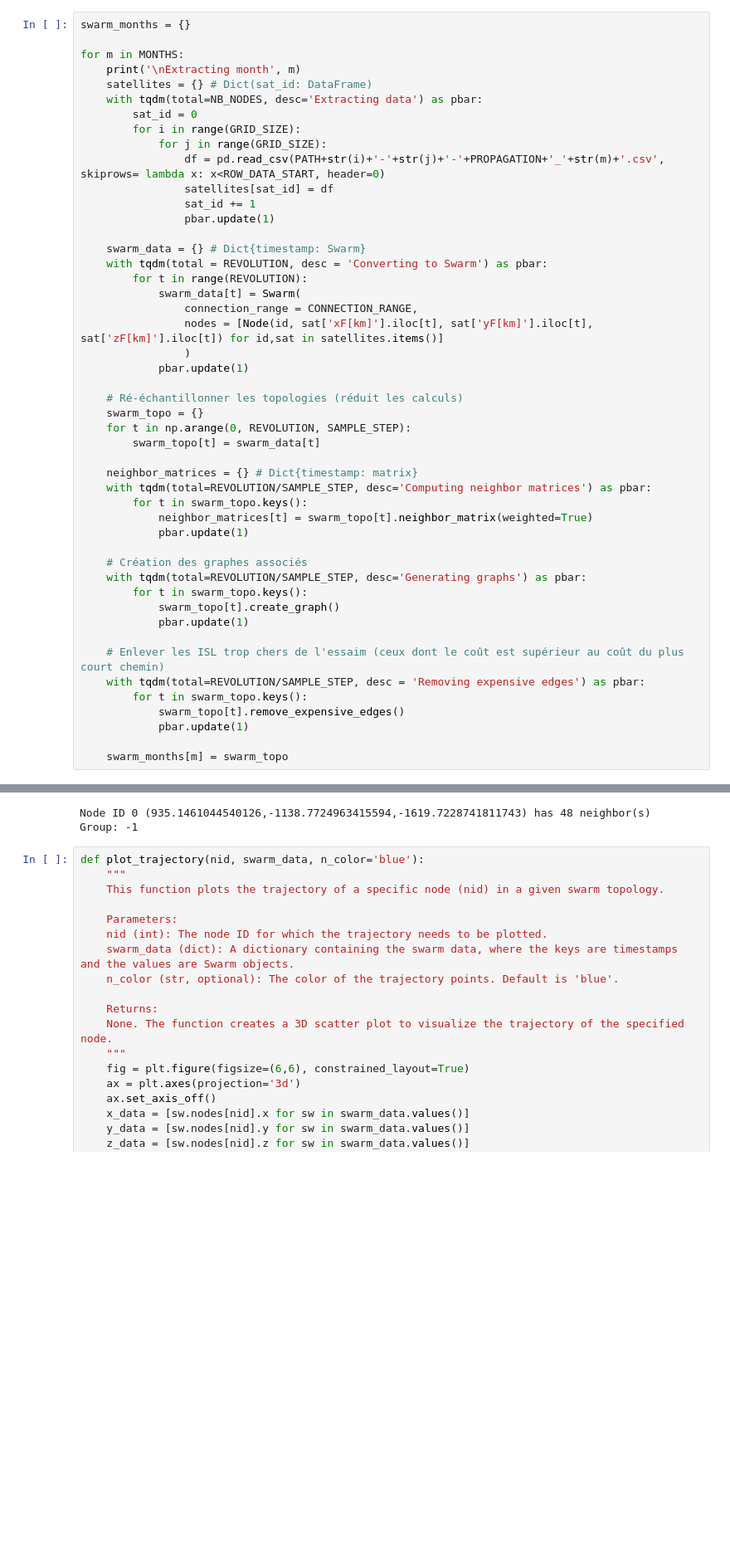
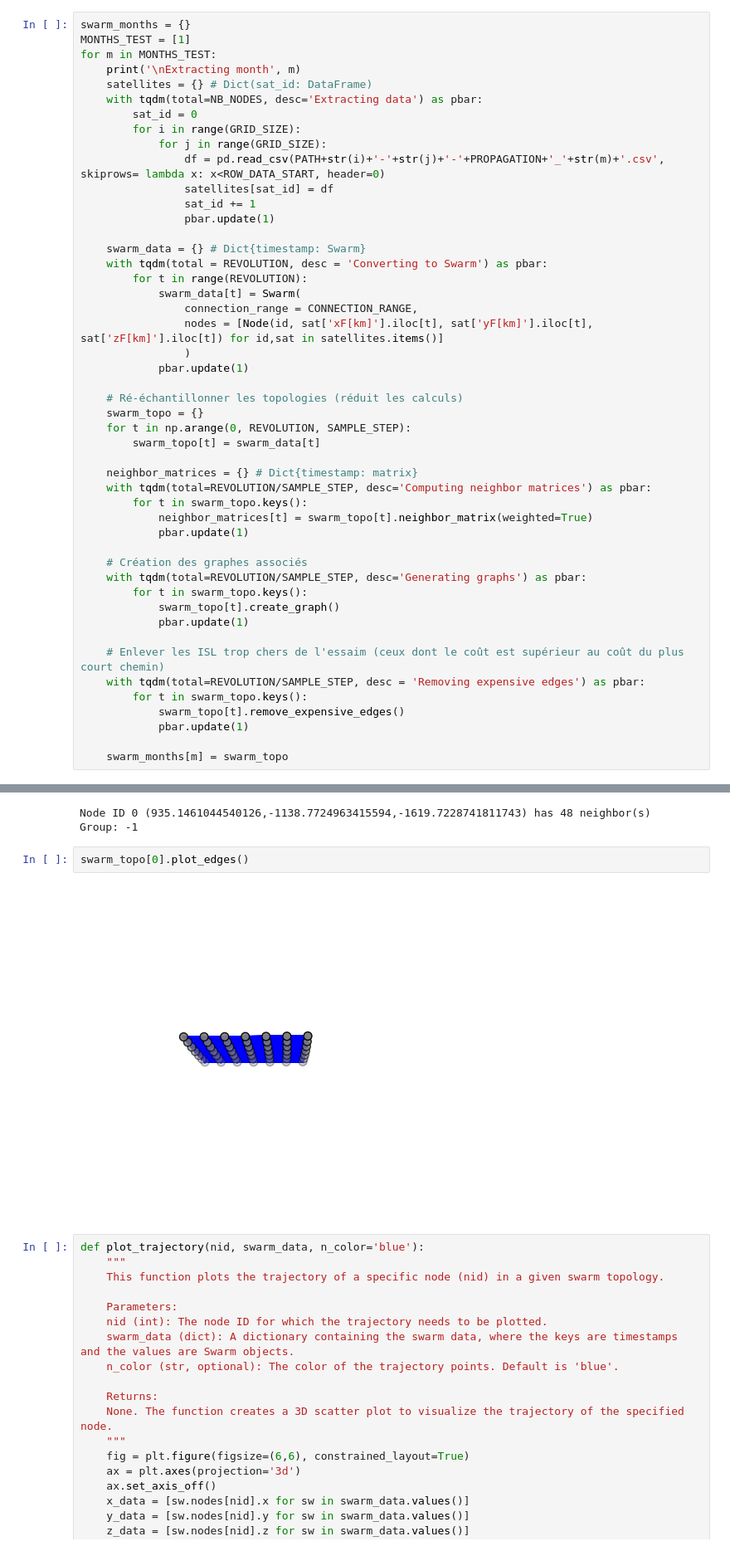
Before and after one commit to eakopyan/SwarmPy_Simulator, a Jupyter notebook: longterm_analysis/01_caracterisation.ipynb, the cells around one changed output, grey strips where cells are left out. Shown: that part at 83% size. Saved outputs shown, nothing was run; the diff lists cells and outputs as text; blank space fills up the shorter version.

```diff
--- a/longterm_analysis/01_caracterisation.ipynb
+++ b/longterm_analysis/01_caracterisation.ipynb
@@ -149,8 +146,8 @@ plot_trajectory(swarm_data, sat_id=0)
 ### 1.3 Création de la topologie : établissement des ISL d'après la portée de connexion
 # %%
 swarm_months = {}
-
-for m in MONTHS:
+MONTHS_TEST = [1]
+for m in MONTHS_TEST:
     print('\nExtracting month', m)
     satellites = {} # Dict(sat_id: DataFrame)
     with tqdm(total=NB_NODES, desc='Extracting data') as pbar:
@@ -212,6 +198,10 @@ Extracting month 12
 print(swarm_months[1][0].nodes[0])
 # %% [output]
 Node ID 0 (935.1461044540126,-1138.7724963415594,-1619.7228741811743) has 48 neighbor(s)        Group: -1
+# %%
+swarm_topo[0].plot_edges()
+# %% [output]
+[figure, added]
 # %%
 def plot_trajectory(nid, swarm_data, n_color='blue'):
     """
```
Also changed, not shown: parts of 2 cells of this notebook, 51 other files.
